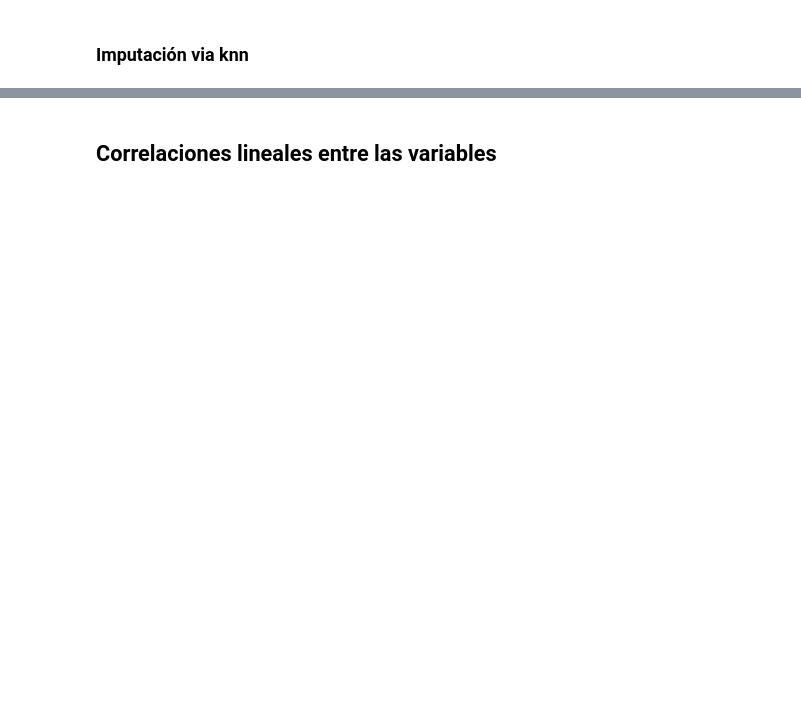
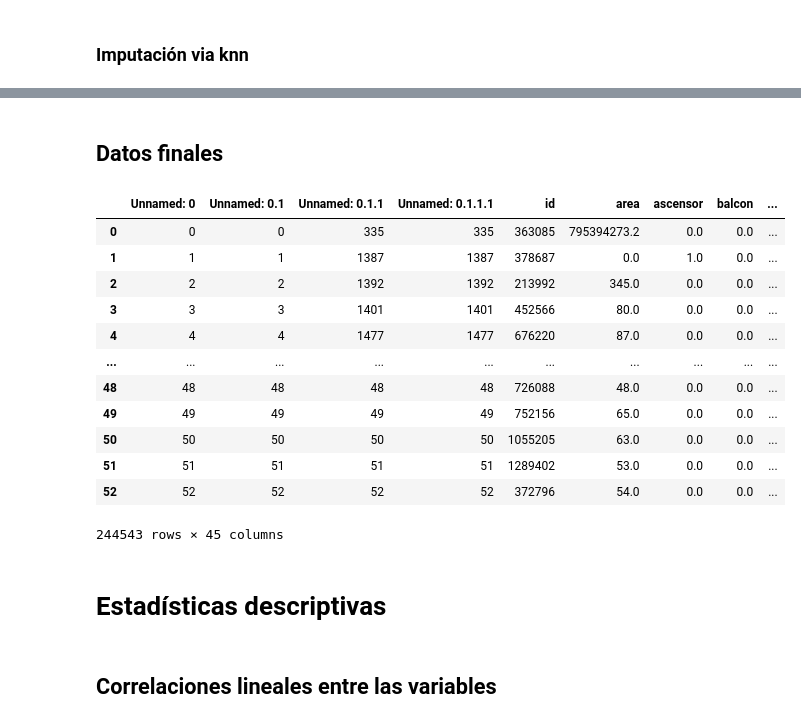
Before and after one commit to vbejaranos/Data-Science_Habi, a Jupyter notebook: Habi_Concurso.ipynb, the cells around one changed output, grey strips where cells are left out. Drawn from its saved outputs; the diff is of its cells as text; code cells hidden in the pictures; blank space fills up the shorter version.

```diff
--- a/Habi_Concurso.ipynb
+++ b/Habi_Concurso.ipynb
@@ -366,6 +380,34 @@ test1 = consol1[consol1.tipo_data=="test"]
 # %%
 train1.to_csv('/content/gdrive/MyDrive/shp/train_dataV04.csv')
 test1.to_csv('/content/gdrive/MyDrive/shp/test_dataV04.csv')
+# %% [markdown]
+## Datos finales
+# %%
+data_train = pd.read_csv('/content/gdrive/MyDrive/shp/train_dataV04.csv')
+data_test = pd.read_csv('/content/gdrive/MyDrive/shp/test_dataV04.csv')
+data_train = data_train.drop(['Unnamed: 0'],axis = 1)
+data_test = data_test.drop(['Unnamed: 0'],axis = 1)
+data_train[['tipo_data']]= "train"
+data_test[['tipo_data']] = "test"
+consolF = data_train.append(data_test)
+# %%
+consolF[['y']] = consolF[['V_REF']] - consolF[['valorventa']]
+# %% [output]
+|  | Unnamed: 0 | Unnamed: 0.1 | Unnamed: 0.1.1 | Unnamed: 0.1.1.1 | id | area | ascensor | balcon | ... |
+| 0 | 0 | 0 | 335 | 335 | 363085 | 795394273.2 | 0.0 | 0.0 | ... |
+| 1 | 1 | 1 | 1387 | 1387 | 378687 | 0.0 | 1.0 | 0.0 | ... |
+| 2 | 2 | 2 | 1392 | 1392 | 213992 | 345.0 | 0.0 | 0.0 | ... |
+| 3 | 3 | 3 | 1401 | 1401 | 452566 | 80.0 | 0.0 | 0.0 | ... |
+| 4 | 4 | 4 | 1477 | 1477 | 676220 | 87.0 | 0.0 | 0.0 | ... |
+| ... | ... | ... | ... | ... | ... | ... | ... | ... | ... |
+| 48 | 48 | 48 | 48 | 48 | 726088 | 48.0 | 0.0 | 0.0 | ... |
+| 49 | 49 | 49 | 49 | 49 | 752156 | 65.0 | 0.0 | 0.0 | ... |
+| 50 | 50 | 50 | 50 | 50 | 1055205 | 63.0 | 0.0 | 0.0 | ... |
+| 51 | 51 | 51 | 51 | 51 | 1289402 | 53.0 | 0.0 | 0.0 | ... |
+| 52 | 52 | 52 | 52 | 52 | 372796 | 54.0 | 0.0 | 0.0 | ... |
+244543 rows × 45 columns
+# %% [markdown]
+# Estadísticas descriptivas
 # %% [markdown]
 ## Correlaciones lineales entre las variables
 # %%
```
Also changed, not shown: parts of 76 cells of this notebook.
